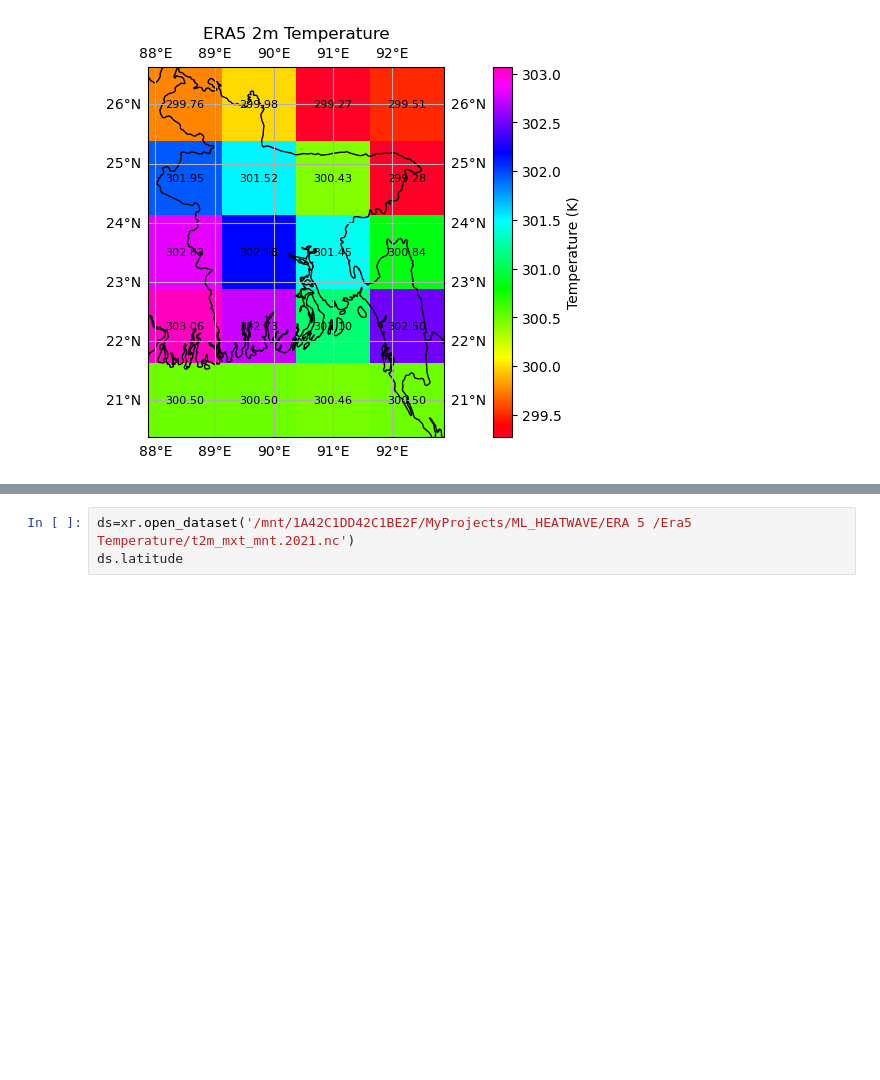
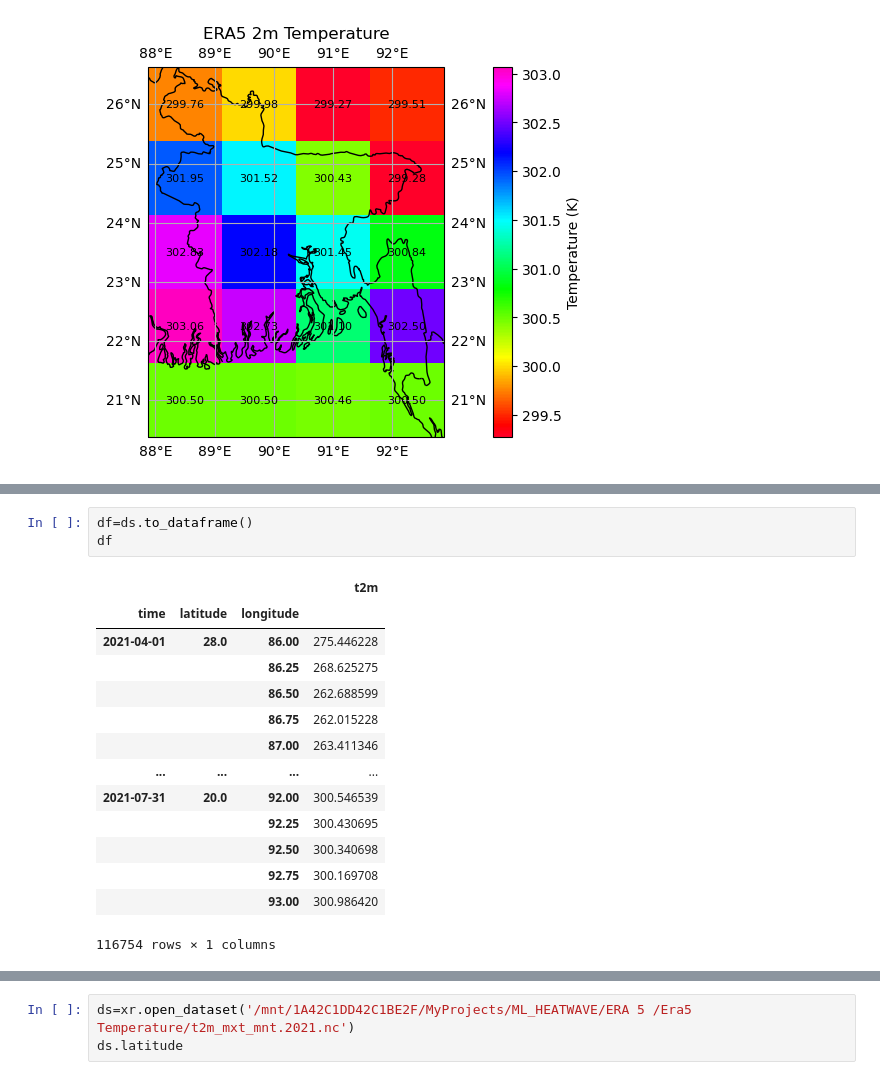
Before and after one commit to ti-sanjid/ML_HW, a Jupyter notebook: ERA 5 data /Exploring Codeds.ipynb, the cells around one changed output, grey strips where cells are left out. Drawn from its saved outputs; the diff is of its cells as text; blank space fills up the shorter version.

```diff
--- a/ERA 5 data /Exploring Codeds.ipynb
+++ b/ERA 5 data /Exploring Codeds.ipynb
@@ -748,0 +921,18 @@ plt.show()
+# %%
+df=ds.to_dataframe()
+df
+# %% [output]
+|  |  |  | t2m |
+| time | latitude | longitude |  |
+| 2021-04-01 | 28.0 | 86.00 | 275.446228 |
+|  |  | 86.25 | 268.625275 |
+|  |  | 86.50 | 262.688599 |
+|  |  | 86.75 | 262.015228 |
+|  |  | 87.00 | 263.411346 |
+| ... | ... | ... | ... |
+| 2021-07-31 | 20.0 | 92.00 | 300.546539 |
+|  |  | 92.25 | 300.430695 |
+|  |  | 92.50 | 300.340698 |
+|  |  | 92.75 | 300.169708 |
+|  |  | 93.00 | 300.986420 |
+116754 rows × 1 columns
```
Also changed, not shown: parts of 22 cells of this notebook, 6 other files.
